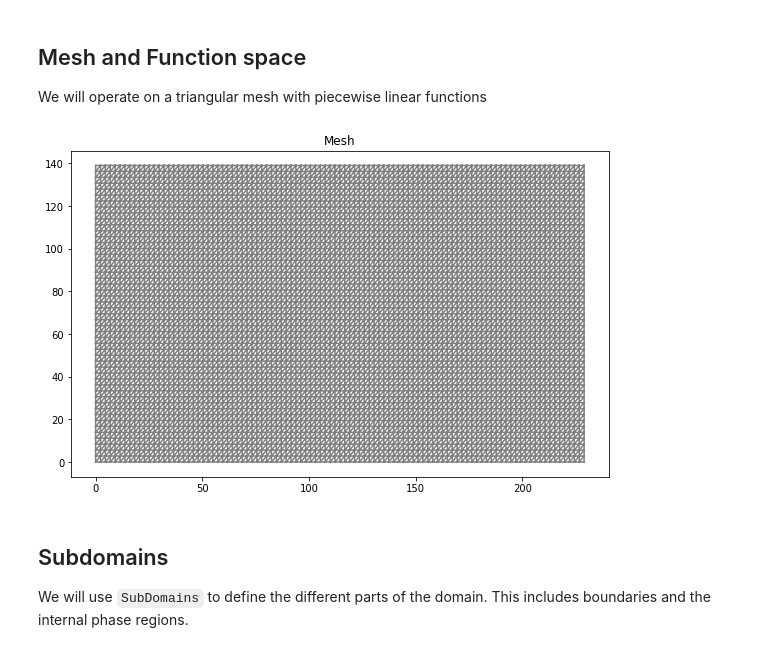
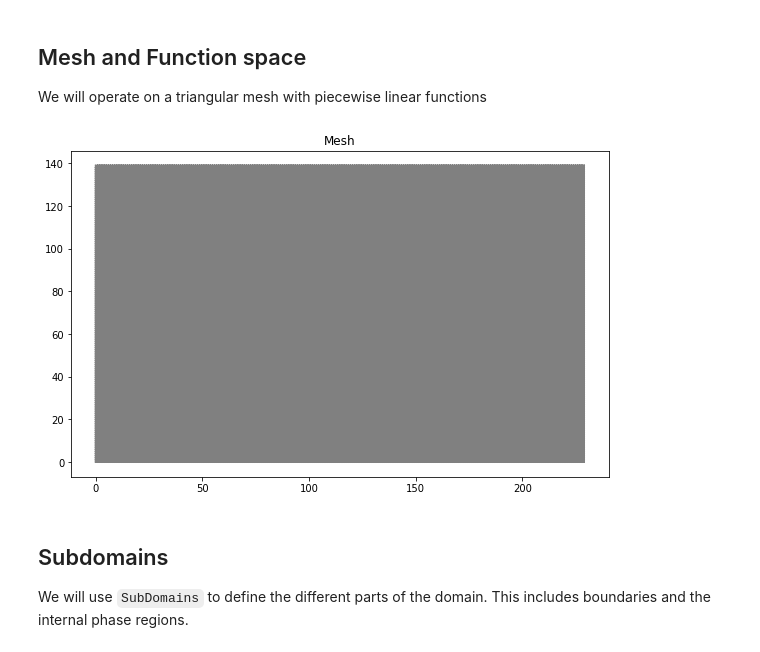
Before and after one commit to MaterialModelling/lab1, a Jupyter notebook: fem_composite.ipynb, the cells around one changed output. Cells and saved outputs as stored; diff of their text form; code cells hidden in the pictures.

```diff
--- a/fem_composite.ipynb
+++ b/fem_composite.ipynb
@@ -90,18 +82,18 @@ We will operate on a triangular mesh with piecewise linear functions
 # %%
 from dolfin import *;
 import matplotlib.pyplot as plt;
 
-mesh = RectangleMesh(Point(0.0,0.0),Point(229.,139.),100,50);
+mesh = RectangleMesh(Point(0.0,0.0),Point(229.,139.),230,140);
 V = FunctionSpace(mesh, "Lagrange", 1);
 
 plt.figure(figsize=(10,6));
 plot(mesh, title="Mesh");
 
 ## Define current values <-- CHANGE here to investigate other composites -->
 composite = composite2
 alpha = 0.05
 # %% [output]
-[figure, old version]
+[figure, new version]
 # %% [markdown]
 ## Subdomains
 
```
Also changed, not shown: parts of 11 cells of this notebook.
